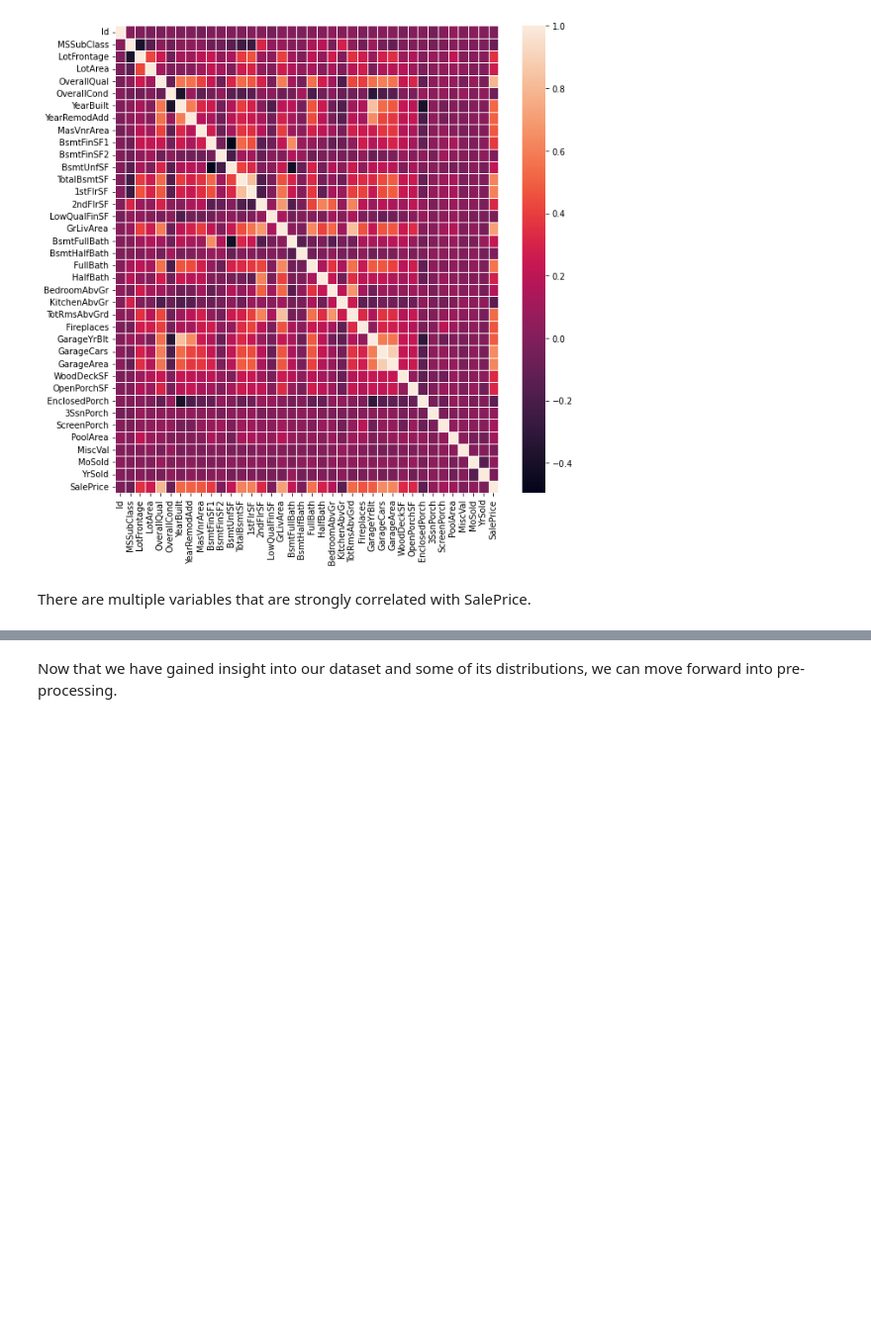
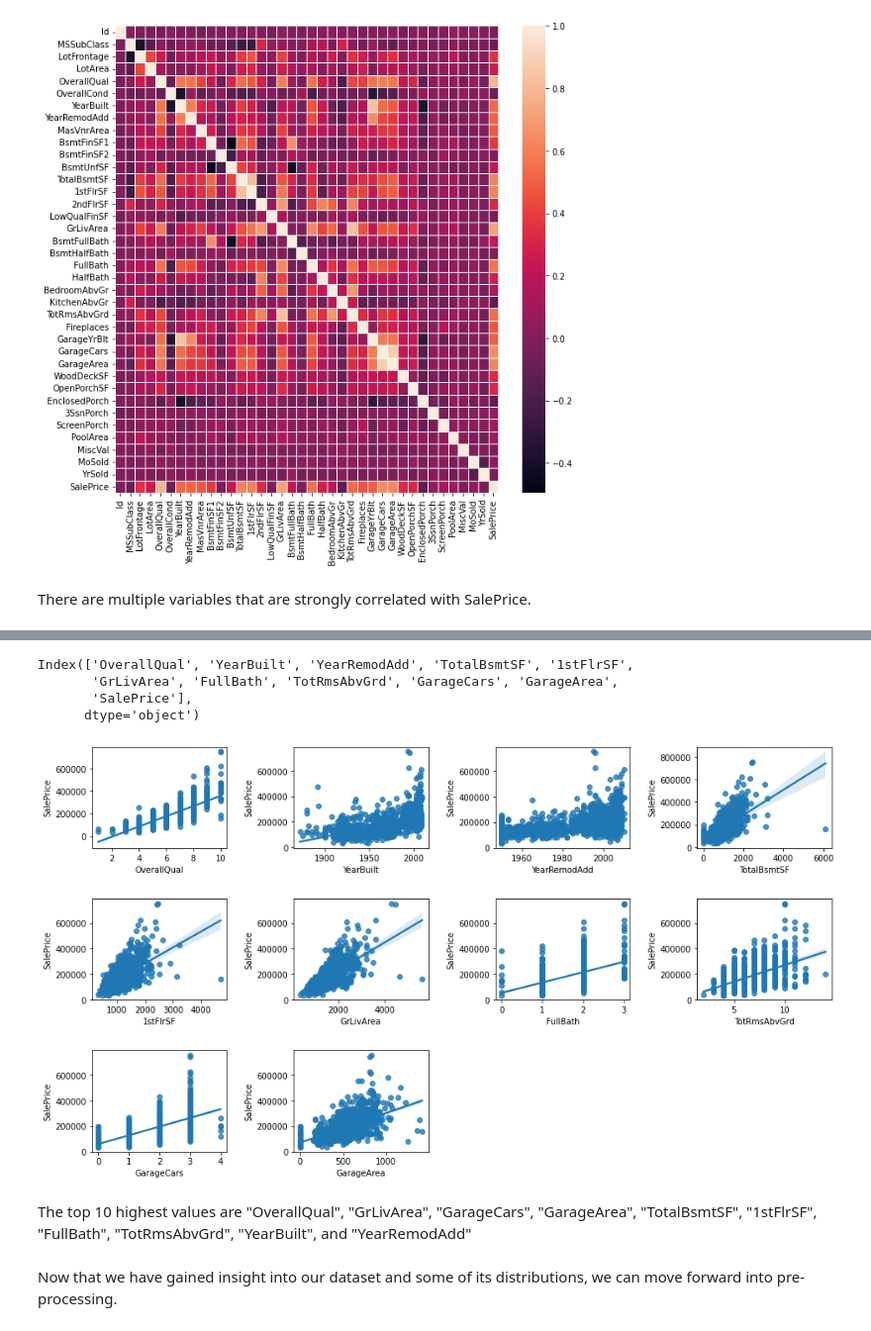
Before and after one commit to tracynguyen17/ITCS3162-Project3, a Jupyter notebook: Project3.ipynb, the cells around one changed output, grey strips where cells are left out. Shown at 99% size. Drawn from its saved outputs; the diff is of its cells as text; code cells hidden in the pictures; blank space fills up the shorter version.

```diff
--- a/Project3.ipynb
+++ b/Project3.ipynb
@@ -85,3 +107,25 @@ heatmap = sns.heatmap(train_df.corr()[['SalePrice']].sort_values(by='SalePrice',
+# %%
+# features with highest correlation to SalePrice
+high_corr = train_df.corr()
+high_corr_feat = high_corr.index[abs(high_corr["SalePrice"]) >= 0.50]
+print(high_corr_feat)
+# %% [output]
+Index(['OverallQual', 'YearBuilt', 'YearRemodAdd', 'TotalBsmtSF', '1stFlrSF',
+       'GrLivArea', 'FullBath', 'TotRmsAbvGrd', 'GarageCars', 'GarageArea',
+       'SalePrice'],
+      dtype='object')
+# %%
+# plots of features with highly correlated data to SalePrice
+plt.figure(figsize=(16,9))
+for i in range(len(high_corr_feat)):
+    if i <= 9:
+        plt.subplot(3,4,i+1)
+        plt.subplots_adjust(hspace = 0.5, wspace = 0.5)
+        sns.regplot(data = train_df, x = high_corr_feat[i], y = 'SalePrice')
+# %% [output]
+[figure, added]
+# %% [markdown]
+The top 10 highest values are "OverallQual",  "GrLivArea",  "GarageCars",  "GarageArea",  "TotalBsmtSF", "1stFlrSF",  "FullBath",  "TotRmsAbvGrd",  "YearBuilt", and  "YearRemodAdd"
 # %% [markdown]
 Now that we have gained insight into our dataset and some of its distributions, we can move forward into pre-processing.
 # %% [markdown]
```
Also changed, not shown: parts of 100 cells of this notebook.
